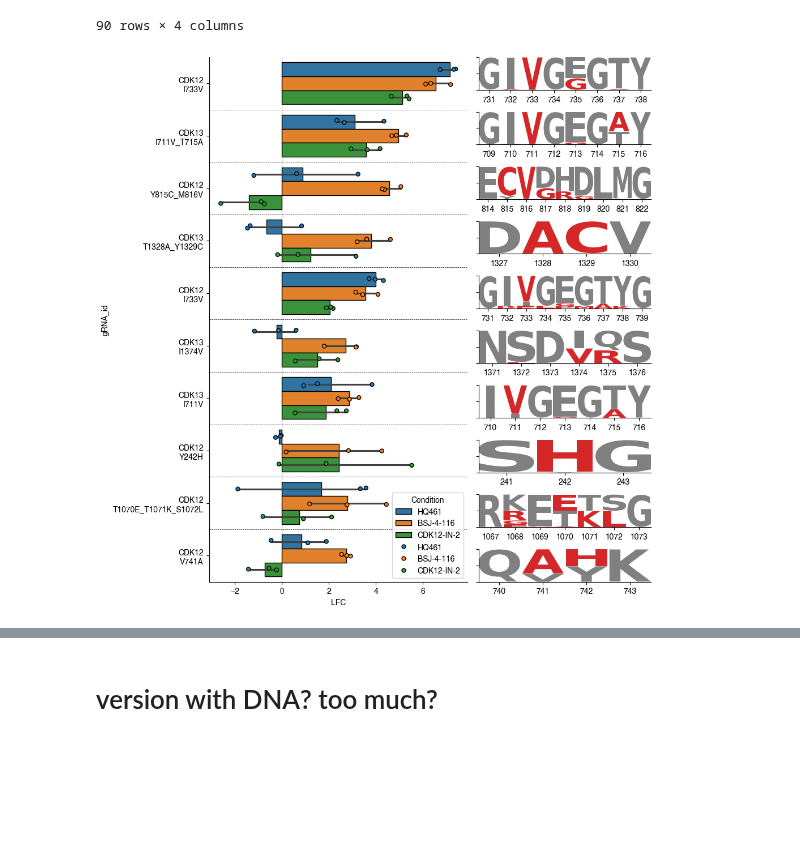
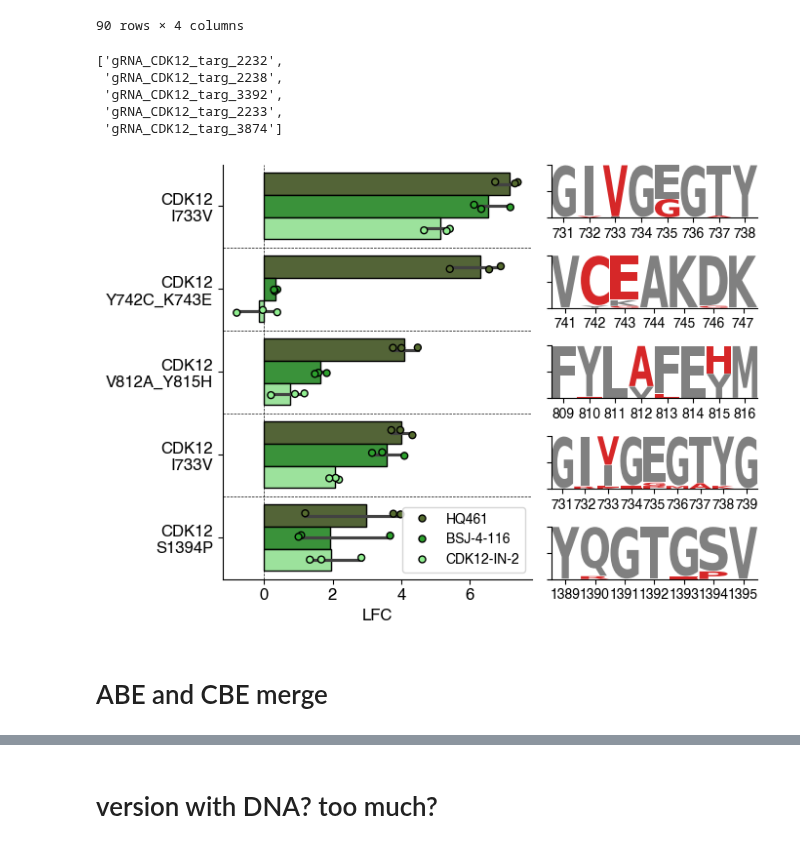
Before and after one commit to samgould2/CDK-BE-mutagenesis, a Jupyter notebook: notebooks/09_analysis_and_viz/logo_plots.ipynb, the cells around one changed output, grey strips where cells are left out. Saved outputs shown, nothing was run; the diff lists cells and outputs as text; code cells hidden in the pictures; blank space fills up the shorter version.

```diff
--- a/notebooks/09_analysis_and_viz/logo_plots.ipynb
+++ b/notebooks/09_analysis_and_viz/logo_plots.ipynb
@@ -158,7 +166,7 @@ def logo_plotter(gRNA_id, logo_df, ABE1, d4, min_perc):
     ss_logo.ax.set_title(f'{s2}', fontsize=14)
 # %%
 merge = SAV_CBE1
-gRNA_id = 'gRNA_CDK7_targ_74'
+gRNA_id = 'gRNA_CDK7_targ_70'
 context_size=3
 min_perc = 2
 
@@ -169,0 +194,13 @@ logo_plotter(gRNA_id, logo_df, CBE1, d4, min_perc=2)
+# %%
+min_edit = 60
+a = list(np.unique(SAV_CBE1[(SAV_CBE1['Gene']=='CDK9') & (SAV_CBE1['HGVSp']!='WT') & (SAV_CBE1['%Reads']>=min_edit)]['Codon']))
+# %%
+d = []
+for min_edit in range(1,100):
+
+    a = list(np.unique(SAV_CBE1[(SAV_CBE1['Gene']=='CDK9') & (SAV_CBE1['HGVSp']!='WT') & (SAV_CBE1['%Reads']>=min_edit)]['Codon']))
+    b = list(np.unique(SAV_ABE1[(SAV_ABE1['Gene']=='CDK9') & (SAV_ABE1['HGVSp']!='WT') & (SAV_ABE1['%Reads']>=min_edit)]['Codon']))
+
+    c = len(np.unique(a+b))
+    d.append(c/372)
+    print(f'{min_edit} {c/372}')
@@ -169,0 +240,11 @@ logo_plotter(gRNA_id, logo_df, CBE1, d4, min_perc=2)
+# %%
+d = []
+g = 'CDK13'
+for min_edit in range(1,100):
+
+    a = list(np.unique(SAV_CBE2[(SAV_CBE2['Gene']==g) & (SAV_CBE2['HGVSp']!='WT') & (SAV_CBE2['%Reads']>=min_edit)]['Codon']))
+    b = list(np.unique(SAV_ABE2[(SAV_ABE2['Gene']==g) & (SAV_ABE2['HGVSp']!='WT') & (SAV_ABE2['%Reads']>=min_edit)]['Codon']))
+
+    c = len(np.unique(a+b))
+    d.append(c/1512)
+    print(f'{min_edit} {c/1512} {c}')
@@ -256,13 +377,21 @@ plot_df
 | 81 | gRNA_CDK12_targ_2843 | 1 | -4.404176 | HQ461 |
 | 73 | gRNA_CDK12_targ_2698 | 2 | -5.399503 | HQ461 |
 90 rows × 4 columns
+# %%
+guides
+# %% [output]
+['gRNA_CDK12_targ_2232',
+ 'gRNA_CDK12_targ_2238',
+ 'gRNA_CDK12_targ_3392',
+ 'gRNA_CDK12_targ_2233',
+ 'gRNA_CDK12_targ_3874']
 # %%
 from matplotlib import gridspec
 
 
-fig = plt.figure(figsize=(10, 10))
+fig = plt.figure(figsize=(7, 5))
 
-num_to_plot = 10
+num_to_plot = 5
 gs = gridspec.GridSpec(num_to_plot, 2, width_ratios=[1.5, 1])
 
 guides = list(subset[:num_to_plot]['gRNA_id'])
@@ -270,8 +399,11 @@ guides = list(subset[:num_to_plot]['gRNA_id'])
 
 ax0 = plt.subplot(gs[:,0])
 
-sns.barplot(data=plot_df, x='LFC', hue='Condition', y='gRNA_id', order=guides, ax=ax0, linewidth=1, edgecolor='black')
-sns.stripplot(data=plot_df, x='LFC', hue='Condition', y='gRNA_id', order=guides, ax=ax0, dodge=True, linewidth=1, edgecolor='black')
+palette = ['darkolivegreen','tab:green', 'lightgreen']
+hue_order = ['HQ461', 'BSJ-4-116', 'CDK12-IN-2']
+
+sns.barplot(data=plot_df, x='LFC', hue='Condition', y='gRNA_id', order=guides, ax=ax0, linewidth=1, edgecolor='black', legend=False, hue_order=hue_order, palette=palette)
+sns.stripplot(data=plot_df, x='LFC', hue='Condition', y='gRNA_id', order=guides, ax=ax0, dodge=True, linewidth=1, edgecolor='black', hue_order=hue_order, palette=palette)
 
 
 top_hg = []
@@ -297,31 +429,38 @@ for i, val in enumerate(guides):
     d_nonzero = d4[d4['%Reads']>0]
 
 
     for i, val in d_nonzero.iterrows():
         alt = val['alt']
         loc = val['codon']
         pp = val['%Reads']
         ss_logo.style_single_glyph(c=alt, p=loc, color='tab:red')
 
     ss_logo.style_spines(spines=['right', 'top'], visible=False)
 
     subset2 = ABE2[(ABE2['gRNA_id']==gRNA_id) & (ABE2['HGVSp']!='WT') & (ABE2['%Reads']>=min_perc)]
 
 
     g = merge.loc[merge['gRNA_id']==gRNA_id, 'Gene'].values[0]
     hg = list(subset2['HGVSp'])[0]
     top_hg.append(f'{g}\n{hg}')
 
 
 
 ax0.set_yticklabels(top_hg)
+ax0.tick_params(axis='both', which='major', labelsize=12)
+ax0.set_ylabel('')
+ax0.set_xlabel('LFC', fontsize=12)
 
 for i in range(num_to_plot-1):
     ax0.axhline(i+0.5, linestyle='dashed', color='black', linewidth=0.5)
 
 
+ax0.legend(loc='lower right')
 ax0.axvline(0, linestyle='dashed', color='black', linewidth=0.5)
 ax0.spines[['right', 'top']].set_visible(False)
 fig.tight_layout()
+#fig.savefig('../../figures/hq461_top_vars.pdf', transparent=True)
 # %% [output]
-[figure, old version]
+[figure, new version]
+# %% [markdown]
+# ABE and CBE merge
```
Also changed, not shown: parts of 24 cells of this notebook, 50 other files.
